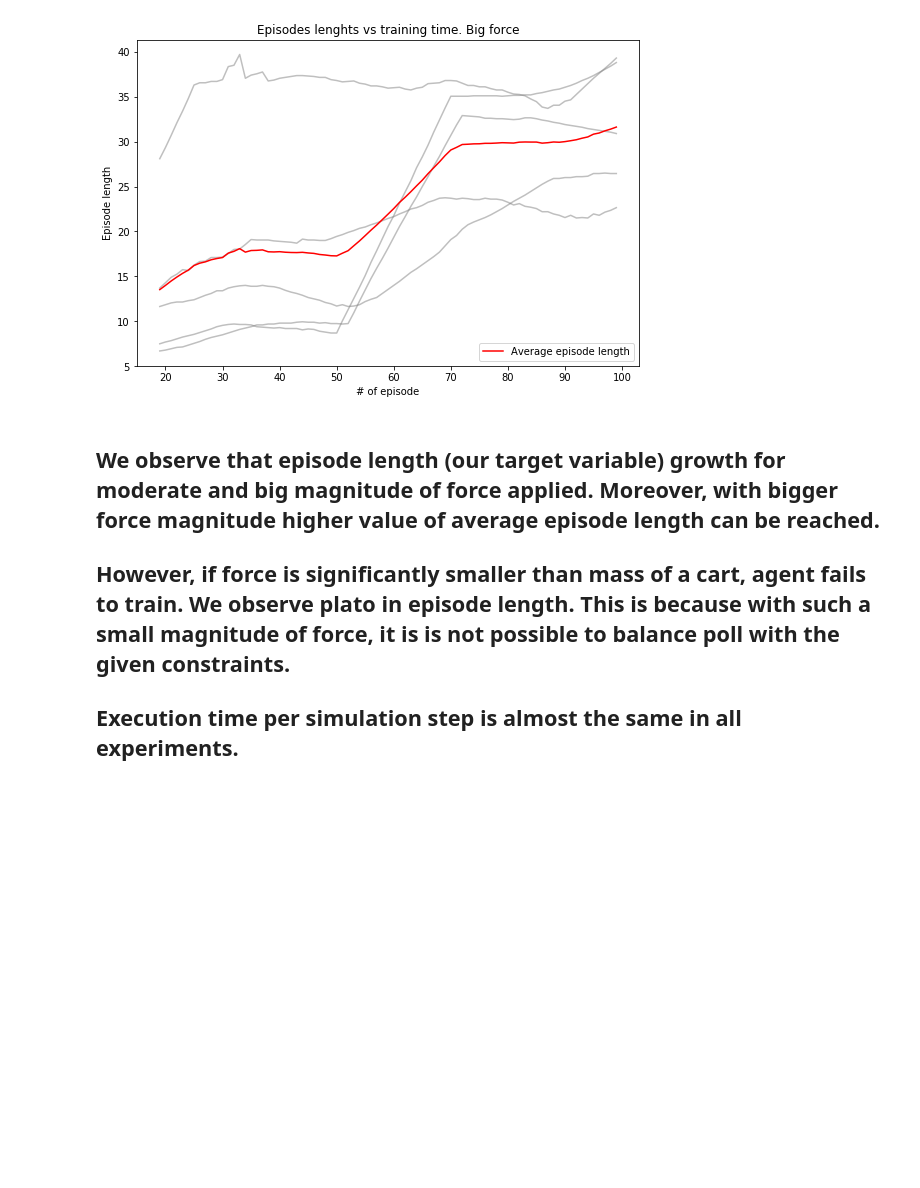
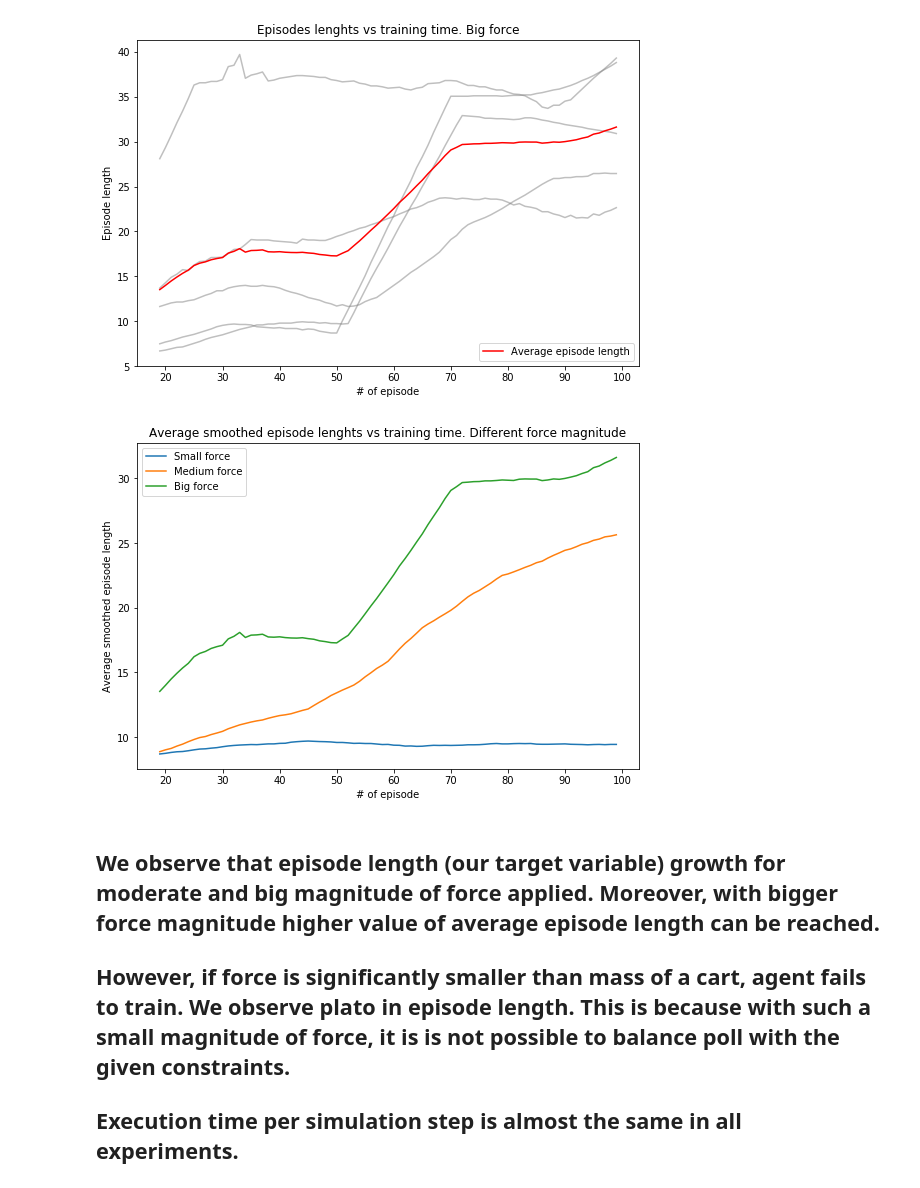
Before and after one commit to ucuapps/modelicagym, a Jupyter notebook: examples/experiments_results/Experiments results.ipynb, the cells around one changed output. Saved outputs shown, nothing was run; the diff lists cells and outputs as text; code cells hidden in the pictures; blank space fills up the shorter version.

Commit message:
Added more visualization of experiments results

```diff
--- a/examples/experiments_results/Experiments results.ipynb
+++ b/examples/experiments_results/Experiments results.ipynb
@@ -63,8 +63,9 @@ def plot_ep_lens(df, title_spec):
     plt.ylabel("Episode length")
     plt.legend()
     print("Last episode performance: {:.2f}".format(transformed['avg'].iloc[-1]))
+    return transformed['avg']
 
-plot_ep_lens(df_small_f_ep_ls, "Small force")
+small_force_smoothed = plot_ep_lens(df_small_f_ep_ls, "Small force")
 print_exec_time_summary(df_small_f_ep_ls, df_small_f_ex_ts)
 # %% [output]
 Last episode performance: 9.43
@@ -74,7 +75,7 @@ Total execution time: 547.985 s for 4649 steps -> 0.118 s per step
 [figure]
 # %%
 print_exec_time_summary(df_medium_f_ep_ls, df_medium_f_ex_ts)
-plot_ep_lens(df_medium_f_ep_ls, "Moderate force")
+medium_force_smoothed = plot_ep_lens(df_medium_f_ep_ls, "Moderate force")
 # %% [output]
 Time per simulation step in each experiment: [0.11470015 0.11310535 0.113361   0.11199419 0.11146657] s
 Mean time per simulation step: 0.113 s, std: 0.001 s
@@ -82,7 +83,7 @@ Total execution time: 951.780 s for 8443 steps -> 0.113 s per step
 Last episode performance: 25.64
 [figure]
 # %%
-plot_ep_lens(df_big_f_ep_ls, "Big force")
+big_force_smoothed = plot_ep_lens(df_big_f_ep_ls, "Big force")
 print_exec_time_summary(df_big_f_ep_ls, df_big_f_ex_ts)
 # %% [output]
 Last episode performance: 31.62
@@ -90,6 +91,16 @@ Time per simulation step in each experiment: [0.11227927 0.11286873 0.1093424  0
 Mean time per simulation step: 0.112 s, std: 0.001 s
 Total execution time: 1275.539 s for 11468 steps -> 0.111 s per step
 [figure]
+# %%
+plt.plot(small_force_smoothed, label="Small force")
+plt.plot(medium_force_smoothed, label="Medium force")
+plt.plot(big_force_smoothed, label="Big force")
+plt.title("Average smoothed episode lenghts vs training time. Different force magnitude")
+plt.xlabel("# of episode")
+plt.ylabel("Average smoothed episode length")
+plt.legend();
+# %% [output]
+[figure, added]
 # %% [markdown]
 ## We observe that episode length (our target variable) growth for moderate and big magnitude of force applied. Moreover, with bigger force magnitude higher value of average episode length can be reached.
 ## However, if force is significantly smaller than mass of a cart, agent fails to train. We observe plato in episode length. This is because with such a small magnitude of force, it is is not possible to balance poll with the given constraints.
```
Also changed, not shown: parts of 4 cells of this notebook.
